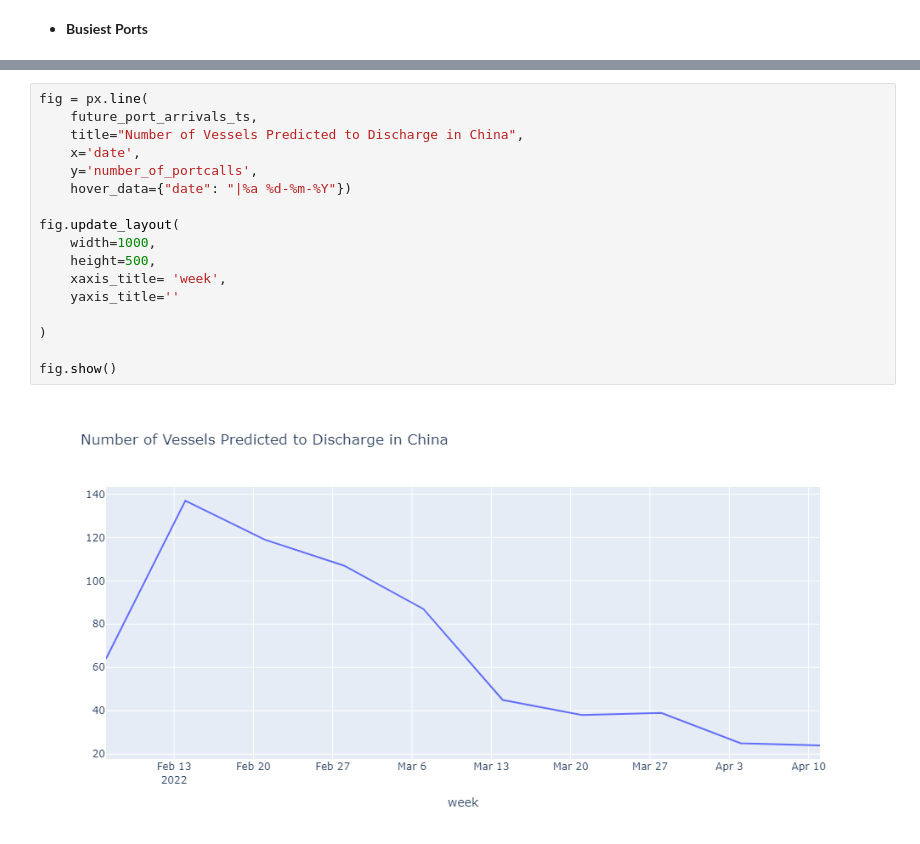
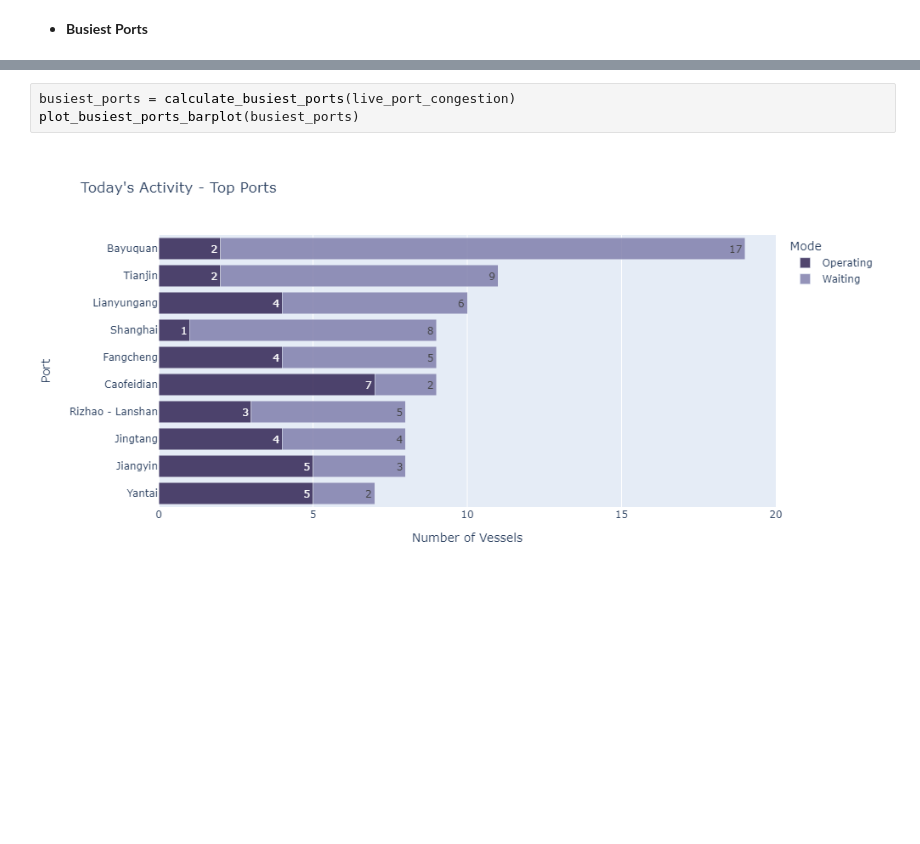
Before and after one commit to SignalOceanSdk/SignalSDK, a Jupyter notebook: docs/examples/jupyter/VoyagesAPI/Port_Congestion_in_China_(Capes).ipynb, the cells around one changed output, grey strips where cells are left out. Drawn from its saved outputs; the diff is of its cells as text; blank space fills up the shorter version.

```diff
--- a/docs/examples/jupyter/VoyagesAPI/Port_Congestion_in_China_(Capes).ipynb
+++ b/docs/examples/jupyter/VoyagesAPI/Port_Congestion_in_China_(Capes).ipynb
@@ -632,19 +640,5 @@ future_port_arrivals_ts.date = future_port_arrivals_ts.date.dt.date
-# %%
-fig = px.line(
-    future_port_arrivals_ts,
-    title="Number of Vessels Predicted to Discharge in China",
-    x='date',
-    y='number_of_portcalls',
-    hover_data={"date": "|%a %d-%m-%Y"})
-
-fig.update_layout(
-    width=1000,
-    height=500,
-    xaxis_title= 'week',
-    yaxis_title=''
-
-)
-
-fig.show()
-# %% [output]
-[figure, removed]
+# %%
+busiest_ports = calculate_busiest_ports(live_port_congestion)
+plot_busiest_ports_barplot(busiest_ports)
+# %% [output]
+[figure, added]
```
Also changed, not shown: parts of 58 cells of this notebook.
